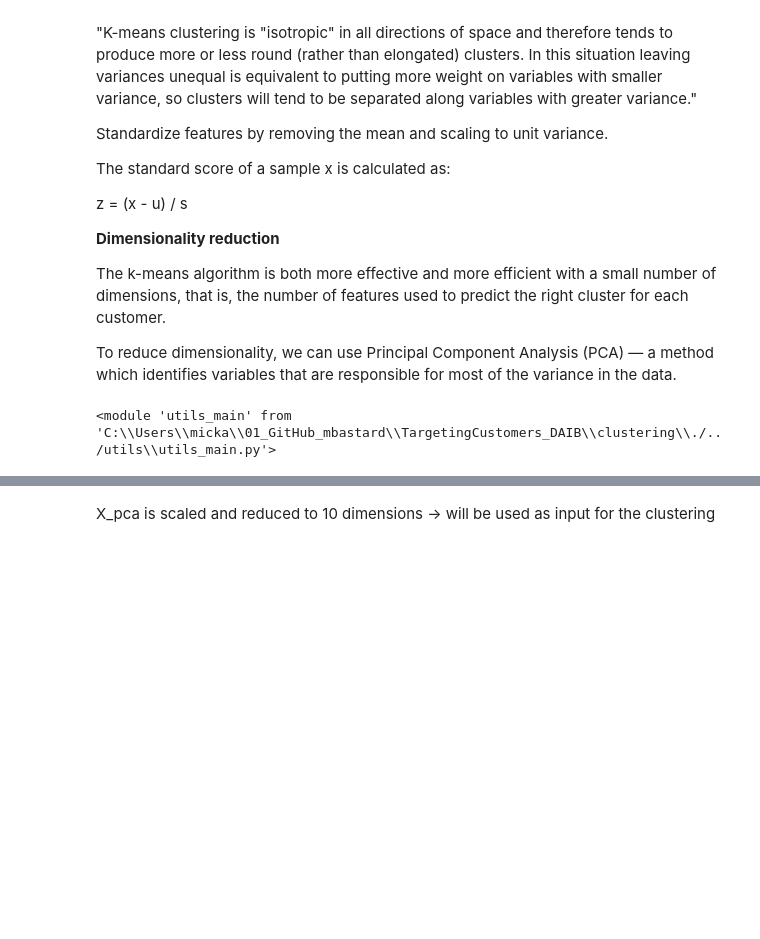
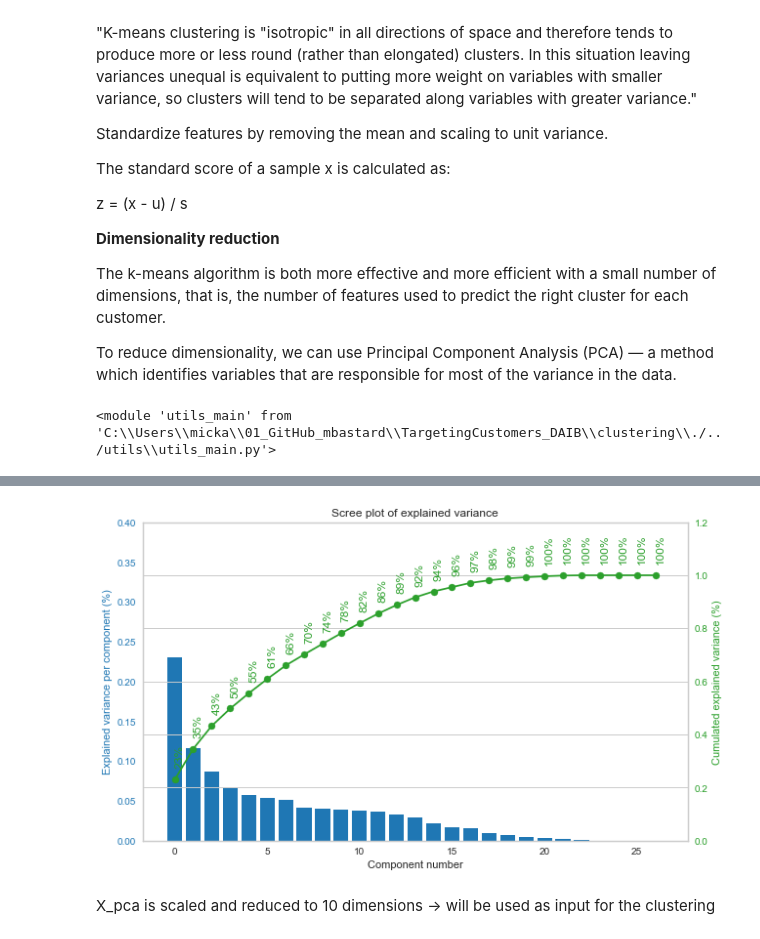
Before and after one commit to mbastard/TargetingCustomers_DAIB, a Jupyter notebook: clustering/clustering_mickael.ipynb, the cells around one changed output, grey strips where cells are left out. Saved outputs shown, nothing was run; the diff lists cells and outputs as text; code cells hidden in the pictures; blank space fills up the shorter version.

```diff
--- a/clustering/clustering_mickael.ipynb
+++ b/clustering/clustering_mickael.ipynb
@@ -137,3 +137,7 @@ X_pca.shape
+# %%
+utpl.screePlot_2axis(profile, var_explained=0.8, filename="screeplot")
+# %% [output]
+[figure, added]
 # %% [markdown]
 X_pca is scaled and reduced to 10 dimensions -> will be used as input for the clustering
 # %% [markdown]
```
Also changed, not shown: parts of 18 cells of this notebook.
